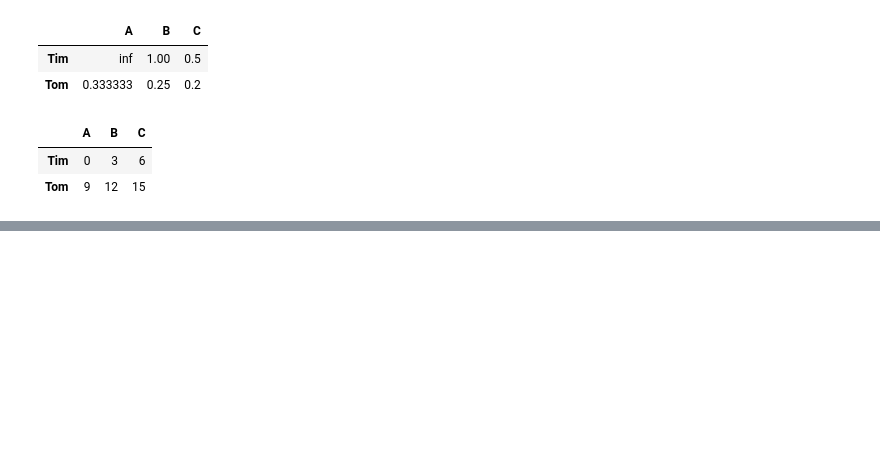
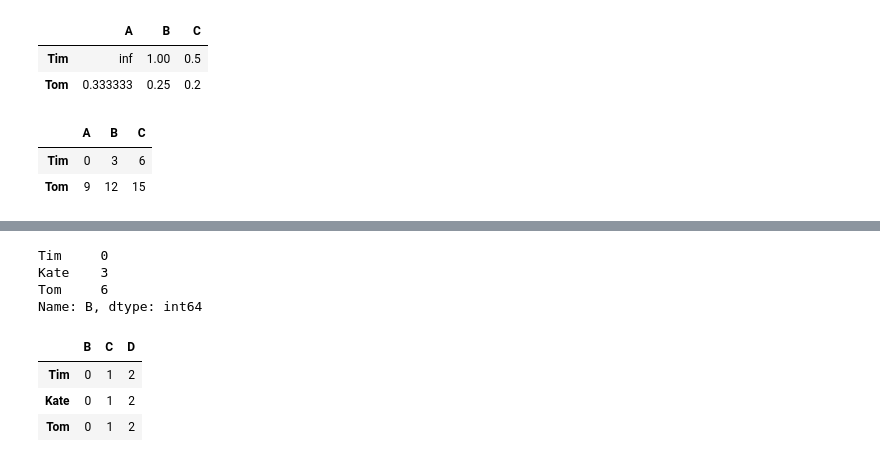
Before and after one commit to KhatiwadaPrajwal056/Data-Science-Libraries-, a Jupyter notebook: pandas.ipynb, the cells around one changed output, grey strips where cells are left out. Saved outputs shown, nothing was run; the diff lists cells and outputs as text; code cells hidden in the pictures; blank space fills up the shorter version.

```diff
--- a/pandas.ipynb
+++ b/pandas.ipynb
@@ -1000,0 +1025,14 @@ df1*3
+# %%
+s2
+# %% [output]
+Tim     0
+Kate    3
+Tom     6
+Name: B, dtype: int64
+# %%
+df2.sub(s2,axis=0)
+# %% [output]
+|  | B | C | D |
+| Tim | 0 | 1 | 2 |
+| Kate | 0 | 1 | 2 |
+| Tom | 0 | 1 | 2 |
```
Also changed, not shown: parts of 13 cells of this notebook.
